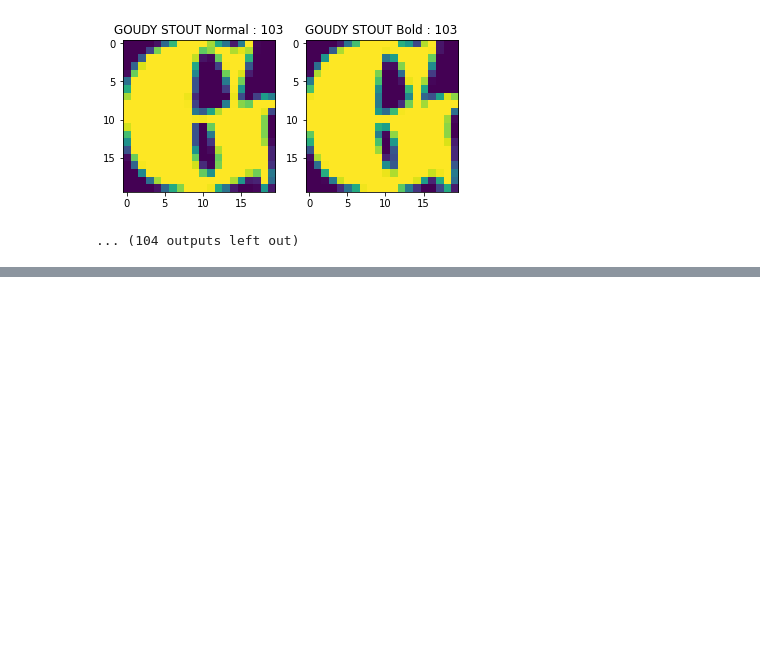
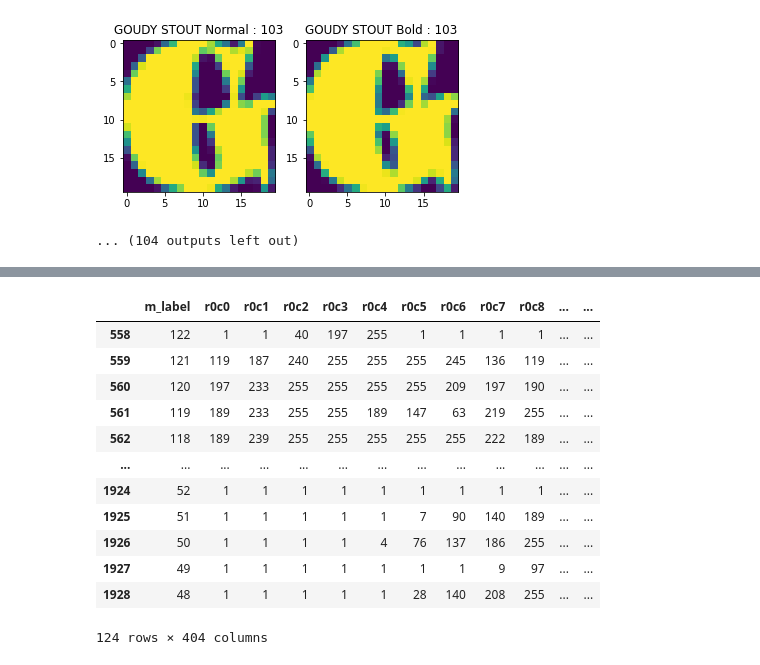
Before and after one commit to digital-tenebrist/udel-math-637, a Jupyter notebook: project-1/classify/raw_dataset.ipynb, the cells around one changed output, grey strips where cells are left out. Cells and saved outputs as stored; diff of their text form; code cells hidden in the pictures; blank space fills up the shorter version.

```diff
--- a/project-1/classify/raw_dataset.ipynb
+++ b/project-1/classify/raw_dataset.ipynb
@@ -266,0 +272,21 @@ FontSelection(name='goudy', variant='GOUDY STOUT', style='old_style', c_label='o
+# %%
+a_tf = RAW_DATA.get('GARAMOND')['GARAMOND']
+a_df = a_tf['df']
+a_df['font'] = 'GARAMOND'
+a_df['variant'] = 'GARAMOND'
+a_df['font_class'] = 'os'
+a_df
+# %% [output]
+|  | m_label | r0c0 | r0c1 | r0c2 | r0c3 | r0c4 | r0c5 | r0c6 | r0c7 | r0c8 | ... | ... |
+| 558 | 122 | 1 | 1 | 40 | 197 | 255 | 1 | 1 | 1 | 1 | ... | ... |
+| 559 | 121 | 119 | 187 | 240 | 255 | 255 | 255 | 245 | 136 | 119 | ... | ... |
+| 560 | 120 | 197 | 233 | 255 | 255 | 255 | 255 | 209 | 197 | 190 | ... | ... |
+| 561 | 119 | 189 | 233 | 255 | 255 | 189 | 147 | 63 | 219 | 255 | ... | ... |
+| 562 | 118 | 189 | 239 | 255 | 255 | 255 | 255 | 255 | 222 | 189 | ... | ... |
+| ... | ... | ... | ... | ... | ... | ... | ... | ... | ... | ... | ... | ... |
+| 1924 | 52 | 1 | 1 | 1 | 1 | 1 | 1 | 1 | 1 | 1 | ... | ... |
+| 1925 | 51 | 1 | 1 | 1 | 1 | 1 | 7 | 90 | 140 | 189 | ... | ... |
+| 1926 | 50 | 1 | 1 | 1 | 1 | 4 | 76 | 137 | 186 | 255 | ... | ... |
+| 1927 | 49 | 1 | 1 | 1 | 1 | 1 | 1 | 1 | 9 | 97 | ... | ... |
+| 1928 | 48 | 1 | 1 | 1 | 1 | 1 | 28 | 140 | 208 | 255 | ... | ... |
+124 rows × 404 columns
```
Also changed, not shown: parts of 2 cells of this notebook, 1 other file.
